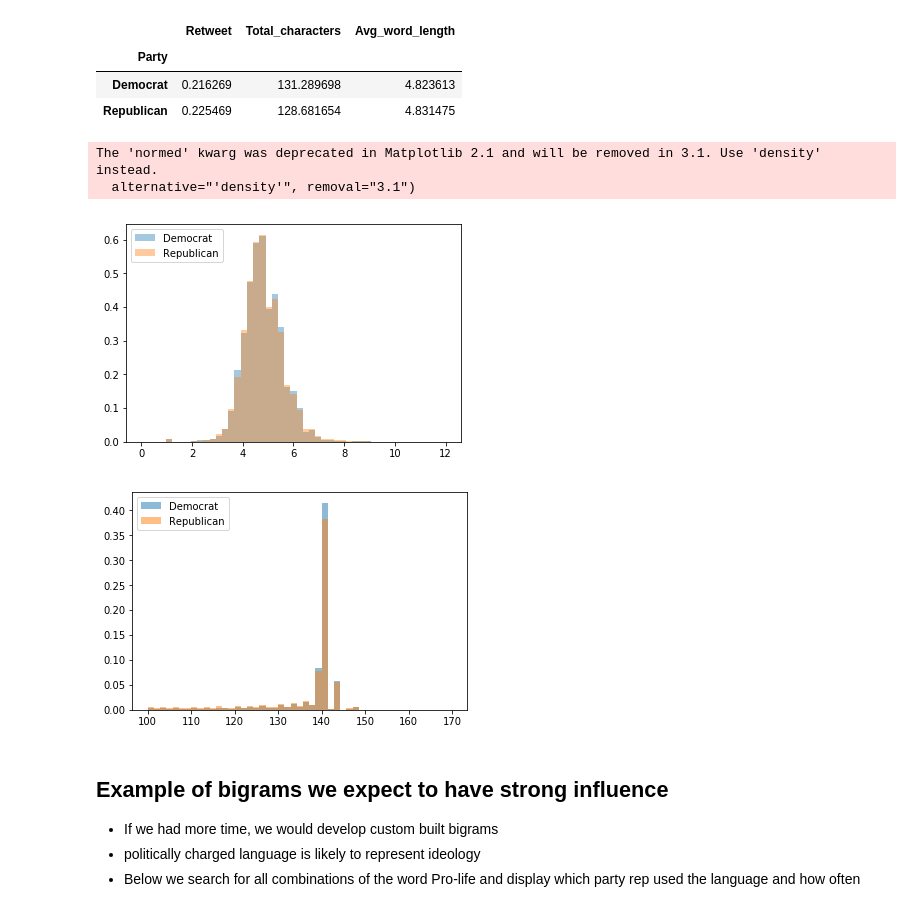
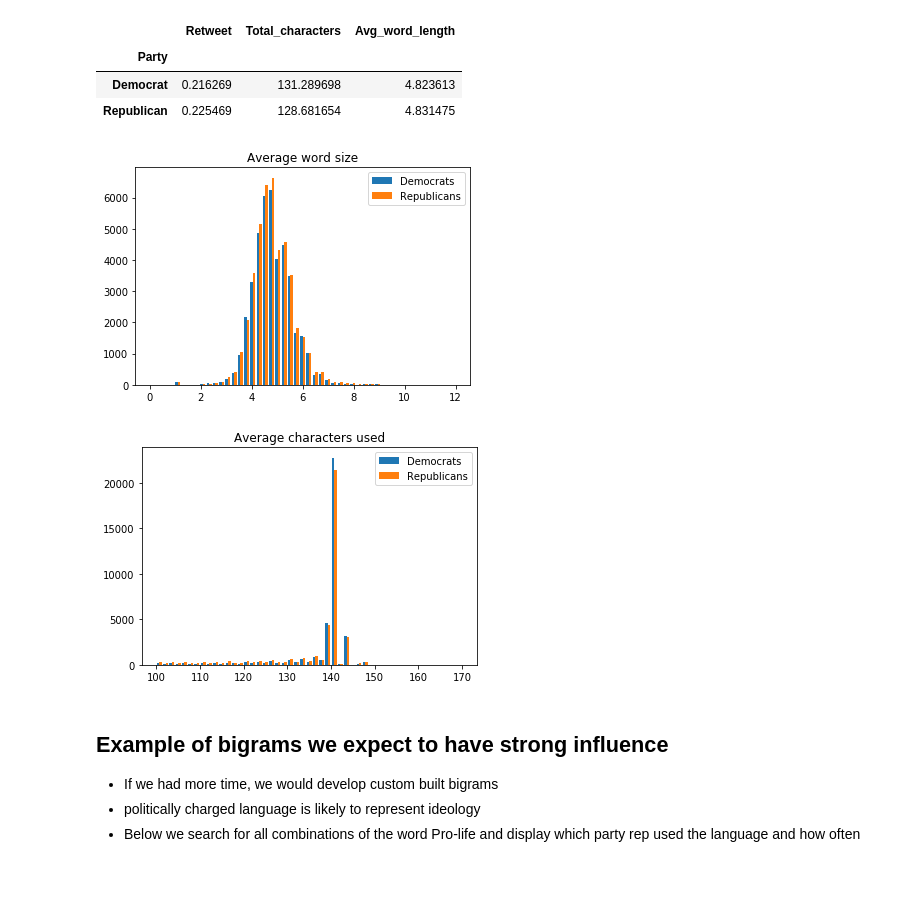
Before and after one commit to justinherman42/Data620, a Jupyter notebook: project3/Political_Tweet_Classification.ipynb, the cells around one changed output. Drawn from its saved outputs; the diff is of its cells as text; code cells hidden in the pictures; blank space fills up the shorter version.

```diff
--- a/project3/Political_Tweet_Classification.ipynb
+++ b/project3/Political_Tweet_Classification.ipynb
@@ -177,28 +177,28 @@ tweet_df.groupby('Party').mean()
 # %%
 %matplotlib inline
 
 # avg word length by party histogram (Longer versus shorter words)
 bins = np.linspace(0, 12)
-pyplot.hist(tweet_df[tweet_df['Party'] == 'Democrat']
-            ['Avg_word_length'], bins, alpha=0.4, normed=True, label='Democrat')
-pyplot.hist(tweet_df[tweet_df['Party'] == 'Republican']
-            ['Avg_word_length'], bins, alpha=0.4, normed=True, label='Republican')
-pyplot.legend(loc='upper left')
-pyplot.show()
+
+Democrats = tweet_df[tweet_df['Party'] == 'Democrat']['Avg_word_length']
+Republicans = tweet_df[tweet_df['Party'] == 'Republican']['Avg_word_length']
+plt.hist([Democrats, Republicans], bins, label=['Democrats', 'Republicans'])
+plt.legend(loc='upper right')
+plt.title("Average Word Size")
+plt.show()
+
 
 # total words used by party histogram
 bins = np.linspace(100, 170)
-pyplot.hist(tweet_df[tweet_df['Party'] == 'Democrat']
-            ['Total_characters'], bins, alpha=0.5, normed=True, label='Democrat')
-pyplot.hist(tweet_df[tweet_df['Party'] == 'Republican']
-            ['Total_characters'], bins, alpha=0.5, normed=True, label='Republican')
-pyplot.legend(loc='upper left')
-pyplot.show()
+Democrats = tweet_df[tweet_df['Party'] == 'Democrat'] ['Total_characters']
+Republicans = tweet_df[tweet_df['Party'] == 'Republican'] ['Total_characters']
+plt.hist([Democrats, Republicans], bins, label=['Democrats', 'Republicans'])
+plt.legend(loc='upper right')
+plt.title("Average Characters Used")
+plt.show()
 # %% [output]
-The 'normed' kwarg was deprecated in Matplotlib 2.1 and will be removed in 3.1. Use 'density' instead.
-  alternative="'density'", removal="3.1")
-[figure, old version]
+[figure, new version]
-[figure, old version]
+[figure, new version]
 # %% [markdown]
 ## Example of bigrams we expect to have strong influence
 + If we had more time, we would develop custom built bigrams
```
